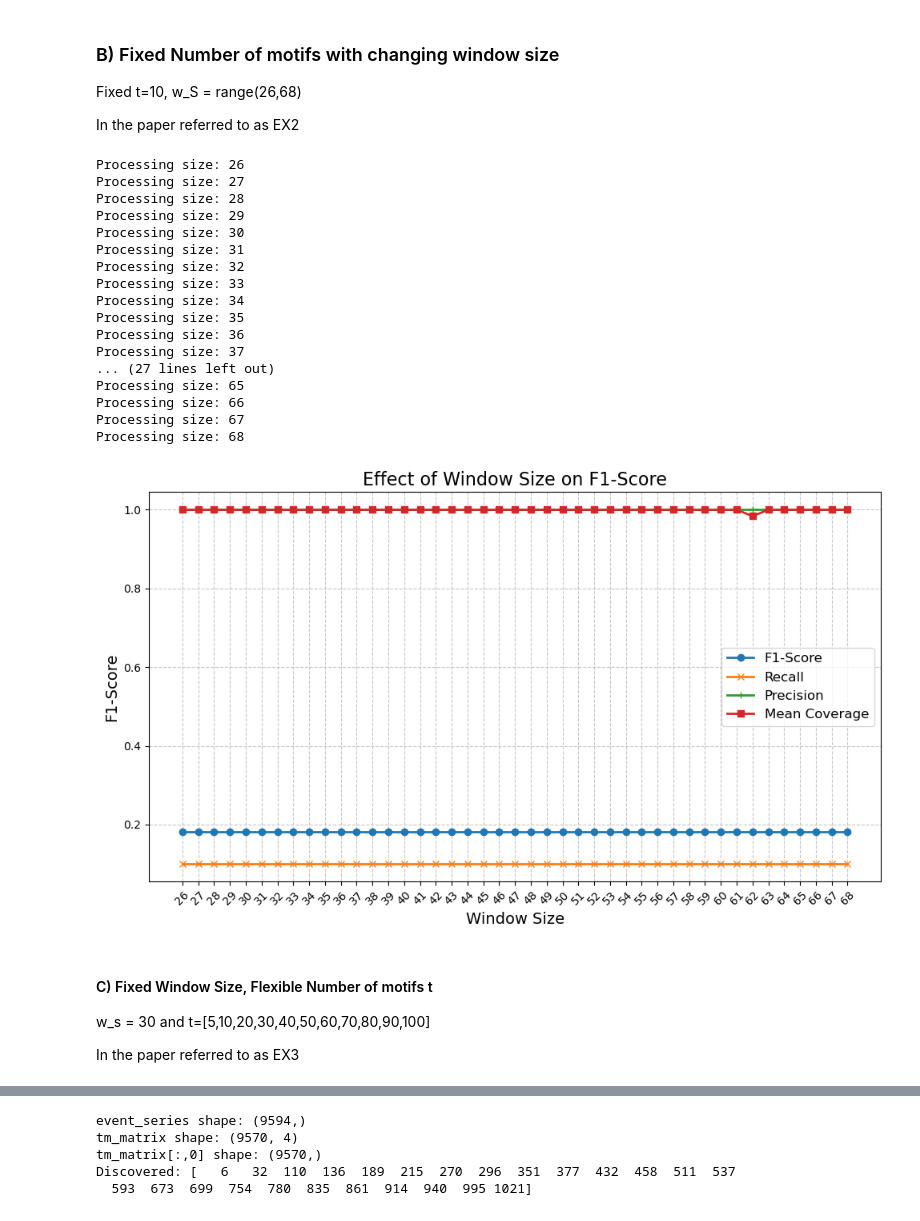
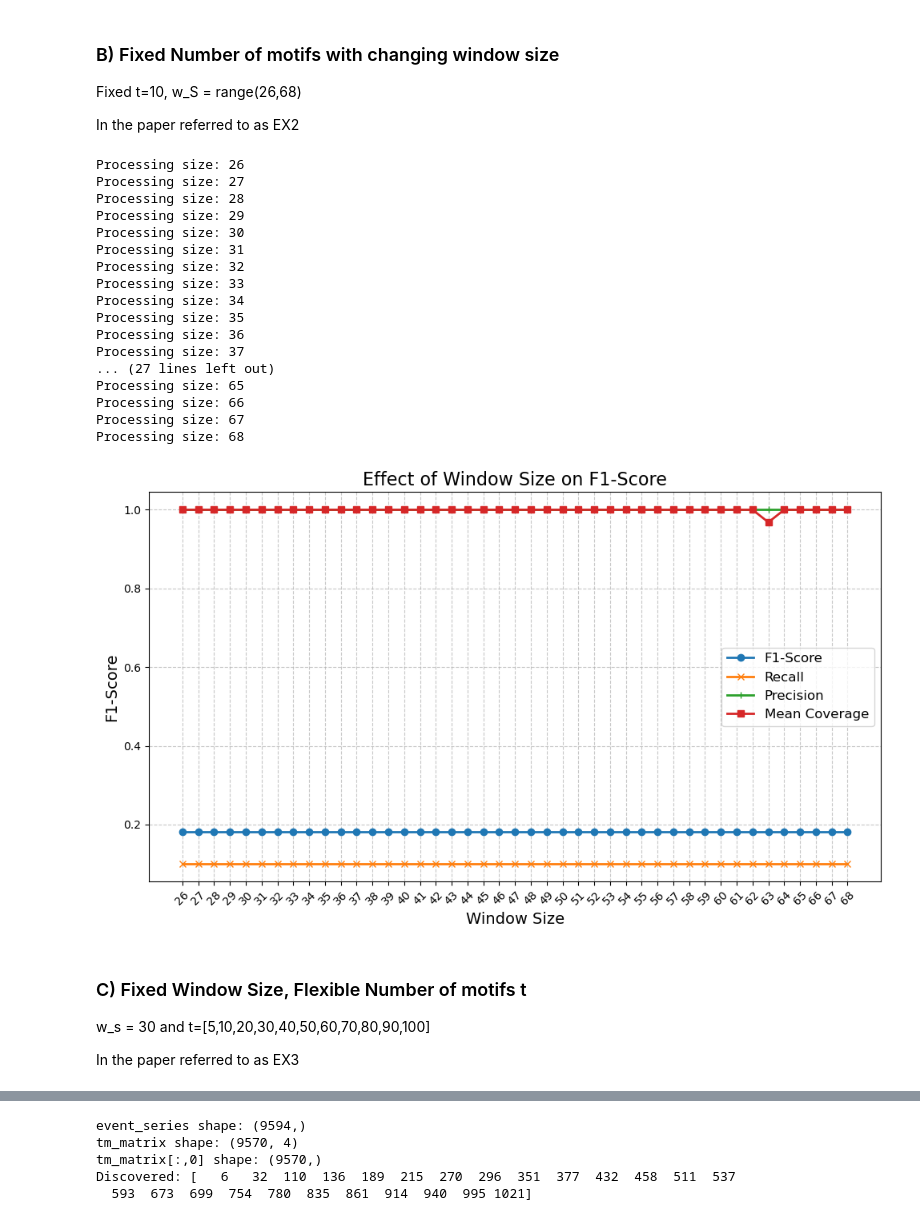
Before and after one commit to thohenadl/TimeSeriesInRPM, a Jupyter notebook: BPM_Tech_Forum.ipynb, the cells around one changed output, grey strips where cells are left out. Drawn from its saved outputs; the diff is of its cells as text; code cells hidden in the pictures.

```diff
--- a/BPM_Tech_Forum.ipynb
+++ b/BPM_Tech_Forum.ipynb
@@ -45,7 +49,7 @@ srrt_plus_filename = "experiment_extended_SR_RT_joint.csv"
 srrt_parallel_filename = "experiment_extended_SR_RT_parallel.csv"
 
 text_encoding_method = "utf-8"
-seperator = ";"
+seperator ='' ";"
 
 srrt_plus_log = pd.read_csv(file_path + srrt_plus_filename, encoding=text_encoding_method, sep=seperator)
 srrt_parallel_log = pd.read_csv(file_path + srrt_parallel_filename, encoding=text_encoding_method, sep=seperator)
@@ -170,6 +305,7 @@ ContextColumns = ["targetApp","eventType","url","target.workbookName","target.sh
 
 size = 30
 NumberOfMotifsToDiscover = 10
+threshold = 0.8
 
 #########################
 # ---- Do not change ----
@@ -180,7 +316,8 @@ if "tuple:id" in log_to_discover.columns:
 
 
 case_id_list = util.util.generate_caseid_list(srrt_plus_log, column="caseid")
-groundTruth = [first_index for _, first_index, _ in case_id_list]
+cases_df = pd.DataFrame(case_id_list, columns=["caseid", "start_index", "length"])
+groundTruth = cases_df["start_index"].tolist()
 groundTruth_set = set(groundTruth)
 ground_truth_sum = len(groundTruth)
 
@@ -193,7 +330,7 @@ discovery_repeat = False
 start = 1
 for i in range(start, len(ContextColumns) + 1):
     contextColumnSelection = ContextColumns[:i]
-    ui_log_encoded_w2v = util.util.encode_word2vec(srrt_plus_log, orderedColumnsList=contextColumnSelection)
+    ui_log_encoded_w2v = util.util.encode_word2vec(srrt_plus_log, orderedColumnsList=contextColumnSelection, vector_size=50)
 
     print(f"Processing Columns: {contextColumnSelection}")
     motif_distances, motif_indices, motif_subspaces, motif_mdls = util.util.mine_w2v(ui_log_encoded_w2v,size,NumberOfMotifsToDiscover)
@@ -203,7 +340,7 @@ for i in range(start, len(ContextColumns) + 1):
     if discovered_set or discovery_repeat:
 
         # insert_spots, motif_spots, overlapDF = util.util.compare_sets(groundTruth_set, discovered_set, (size/2))
-        insert_spots, motif_spots, overlapDF = util.util.compute_discovery_coverage(case_id_list, set(motif_indices[0]), size, threshold=0.5)
+        original_inserts_indexes, discovered_motif_spots, overlapDF = util.util.compute_discovery_coverage(case_id_list, set(motif_indices[0]), size, threshold=threshold)
         mean_coverage = 0
 
         if 'coverage' in overlapDF.columns:
@@ -211,7 +348,7 @@ for i in range(start, len(ContextColumns) + 1):
         else:
             mean_coverage = 0
 
-        true_positives = len(insert_spots)
+        true_positives = len(original_inserts_indexes)
         false_positives = NumberOfMotifsToDiscover - true_positives
         false_negatives = ground_truth_sum - true_positives
 
@@ -220,6 +357,10 @@ for i in range(start, len(ContextColumns) + 1):
         recall = true_positives / (true_positives + false_negatives) if (true_positives + false_negatives) > 0 else 0
         f1_score = (2 * precision * recall) / (precision + recall) if (precision + recall) > 0 else 0
 
+        # Filter the length of the discovered motifs
+        filtered_df = cases_df[cases_df["start_index"].isin(original_inserts_indexes)]
+        motif_length_list = list(filtered_df[["start_index", "length"]].itertuples(index=False, name=None))
+
         # print(f"Loop {size} completed. Results appending. F1-Score: {f1_score}, Precision: {precision}, Recall: {recall}, IuO: {mean_iou}.")
         results.append({
             'window_size': size,
@@ -227,7 +368,8 @@ for i in range(start, len(ContextColumns) + 1):
             'recall': recall,
             'f1_score': f1_score,
             'mean_coverage': mean_coverage,
-            'discovered_indexes': motif_indices,
+            'discovered_indexes': sorted(set(overlapDF[["groundTruthStart", "groundTruthLength"]].itertuples(index=False, name=None))),
+            'discovered_motif_spots': set(discovered_motif_spots),
             'motif_count': NumberOfMotifsToDiscover,
             'context_columns': contextColumnSelection,
             'context_columns_count': i
@@ -250,7 +392,7 @@ plt.plot(results_df['context_columns_count'], results_df['recall'], marker='x',
 plt.plot(results_df['context_columns_count'], results_df['precision'], marker='+', linewidth=2, label='Precision')
 plt.plot(results_df['context_columns_count'], results_df['mean_coverage'], marker='s', linewidth=2, label='Mean Coverage')
 
-plt.title('Effect of Window Size on F1-Score', fontsize=16)
+plt.title('Effect of Context Parameters', fontsize=16)
 plt.xlabel('Context Columns Count', fontsize=14)
 plt.ylabel('F1-Score', fontsize=14)
 plt.xticks(results_df['motif_count'], rotation=45)
@@ -294,6 +436,7 @@ log_to_discover_name = "SRRT_Parallel"
 ContextColumns = ["targetApp","eventType","url","target.workbookName","target.sheetName","target.id","target.class","target.tagName","target.type","target.name","target.innerText","target.checked","target.href","target.option","target.title","target.innerHTML"]
 
 NumberOfMotifsToDiscover = 10
+threshold = 0.8
 
 #########################
 # ---- Do not change ----
@@ -302,11 +445,12 @@ NumberOfMotifsToDiscover = 10
 if "tuple:id" in log_to_discover.columns:
     log_to_discover = log_to_discover.drop(columns=["tuple:id"])
 
-ui_log_encoded_w2v = util.util.encode_word2vec(srrt_plus_log, orderedColumnsList=ContextColumns)
+ui_log_encoded_w2v = util.util.encode_word2vec(srrt_plus_log, orderedColumnsList=ContextColumns, vector_size=50)
 
 # ---- Generate ground truth ----
 case_id_list = util.util.generate_caseid_list(srrt_plus_log, column="caseid")
-groundTruth = [first_index for _, first_index, _ in case_id_list]
+cases_df = pd.DataFrame(case_id_list, columns=["caseid", "start_index", "length"])
+groundTruth = cases_df["start_index"].tolist()
 groundTruth_set = set(groundTruth)
 ground_truth_sum = len(groundTruth)
 
@@ -324,7 +468,7 @@ while size <= 68:
     if discovered_set or discovery_repeat:
 
         # insert_spots, motif_spots, overlapDF = util.util.compare_sets(groundTruth_set, discovered_set, (size/2))
-        insert_spots, motif_spots, overlapDF = util.util.compute_discovery_coverage(case_id_list, set(motif_indices[0]), size, threshold=0.7)
+        original_inserts_indexes, discovered_motif_spots, overlapDF = util.util.compute_discovery_coverage(case_id_list, set(motif_indices[0]), size, threshold=threshold)
         mean_coverage = 0
 
         if 'coverage' in overlapDF.columns:
@@ -332,7 +476,7 @@ while size <= 68:
         else:
             mean_coverage = 0
 
-        true_positives = len(insert_spots)
+        true_positives = len(original_inserts_indexes)
         false_positives = NumberOfMotifsToDiscover - true_positives
         false_negatives = ground_truth_sum - true_positives
 
@@ -341,6 +485,9 @@ while size <= 68:
         recall = true_positives / (true_positives + false_negatives) if (true_positives + false_negatives) > 0 else 0
         f1_score = (2 * precision * recall) / (precision + recall) if (precision + recall) > 0 else 0
 
+        # Filter the length of the discovered motifs
+        filtered_df = cases_df[cases_df["start_index"].isin(original_inserts_indexes)]
+        motif_length_list = list(filtered_df[["start_index", "length"]].itertuples(index=False, name=None))
 
         # print(f"Loop {size} completed. Results appending. F1-Score: {f1_score}, Precision: {precision}, Recall: {recall}, IuO: {mean_iou}.")
         results.append({
@@ -349,7 +496,8 @@ while size <= 68:
             'recall': recall,
             'f1_score': f1_score,
             'mean_coverage': mean_coverage,
-            'discovered_indexes': motif_indices,
+            'discovered_indexes': set(overlapDF[["groundTruthStart", "groundTruthLength"]].itertuples(index=False, name=None)),
+            'discovered_motif_spots': set(discovered_motif_spots),
             'motif_count': NumberOfMotifsToDiscover
         })
         size += 1
@@ -372,36 +520,36 @@ plt.plot(results_df['window_size'], results_df['precision'], marker='+', linewid
 plt.plot(results_df['window_size'], results_df['mean_coverage'], marker='s', linewidth=2, label='Mean Coverage')
 
 plt.title('Effect of Window Size on F1-Score', fontsize=16)
 plt.xlabel('Window Size', fontsize=14)
 plt.ylabel('F1-Score', fontsize=14)
 plt.xticks(results_df['window_size'], rotation=45)
 plt.grid(True, linestyle='--', alpha=0.7)
 plt.tight_layout()
 plt.legend(fontsize=12)
 # ---- Save to file ----
 plt.savefig(f"ExperimentResult/windowSize-EX2_{log_to_discover_name}_plot_{timestamp}.png", dpi=300, bbox_inches='tight')
 plt.show()
 # %% [output]
 Processing size: 26
 Processing size: 27
 Processing size: 28
 Processing size: 29
 Processing size: 30
 Processing size: 31
 Processing size: 32
 Processing size: 33
 Processing size: 34
 Processing size: 35
 Processing size: 36
 Processing size: 37
 ... (27 lines left out)
 Processing size: 65
 Processing size: 66
 Processing size: 67
 Processing size: 68
-[figure, old version]
+[figure, new version]
 # %% [markdown]
-#### C) Fixed Window Size, Flexible Number of motifs t
+### C) Fixed Window Size, Flexible Number of motifs t
 
 w_s = 30 and t=[5,10,20,30,40,50,60,70,80,90,100]
 
```
Also changed, not shown: parts of 13 cells of this notebook, 15 other files.
